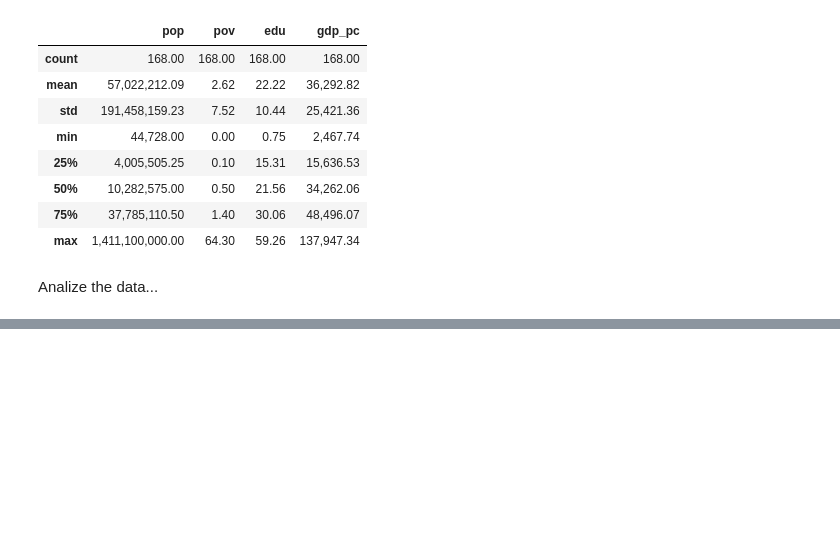
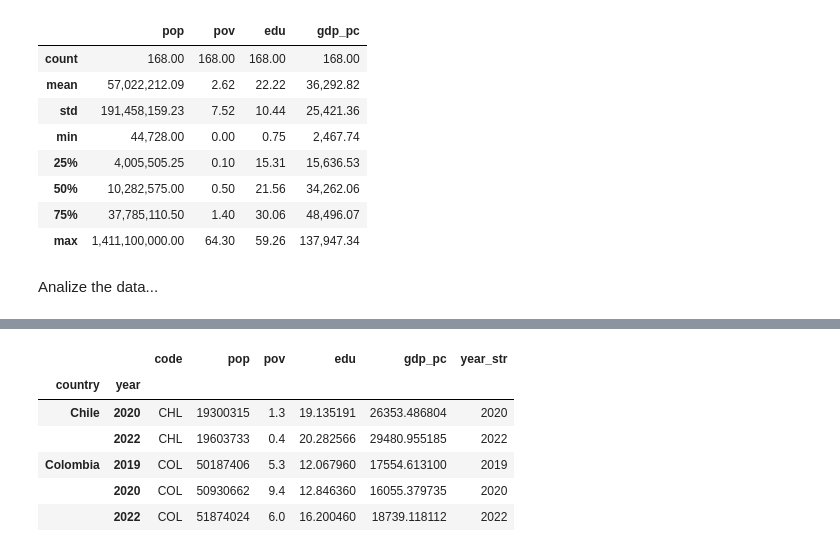
Before and after one commit to FintradeLab/CinC24_2, a Jupyter notebook: 04_Dataframe.ipynb, the cells around one changed output, grey strips where cells are left out. Saved outputs shown, nothing was run; the diff lists cells and outputs as text; code cells hidden in the pictures; blank space fills up the shorter version.

```diff
--- a/04_Dataframe.ipynb
+++ b/04_Dataframe.ipynb
@@ -257,0 +281,13 @@ Analize the data...
+# %%
+# Filter for data from multiple countries
+latam = ['Colombia', 'Brazil', 'Chile', 'Peru', 'Mexico']
+latam_data = d2[d2.index.get_level_values('country').isin(latam)]
+latam_data.head()
+# %% [output]
+|  |  | code | pop | pov | edu | gdp_pc | year_str |
+| country | year |  |  |  |  |  |  |
+| Chile | 2020 | CHL | 19300315 | 1.3 | 19.135191 | 26353.486804 | 2020 |
+|  | 2022 | CHL | 19603733 | 0.4 | 20.282566 | 29480.955185 | 2022 |
+| Colombia | 2019 | COL | 50187406 | 5.3 | 12.067960 | 17554.613100 | 2019 |
+|  | 2020 | COL | 50930662 | 9.4 | 12.846360 | 16055.379735 | 2020 |
+|  | 2022 | COL | 51874024 | 6.0 | 16.200460 | 18739.118112 | 2022 |
```
Also changed, not shown: parts of 9 cells of this notebook.
